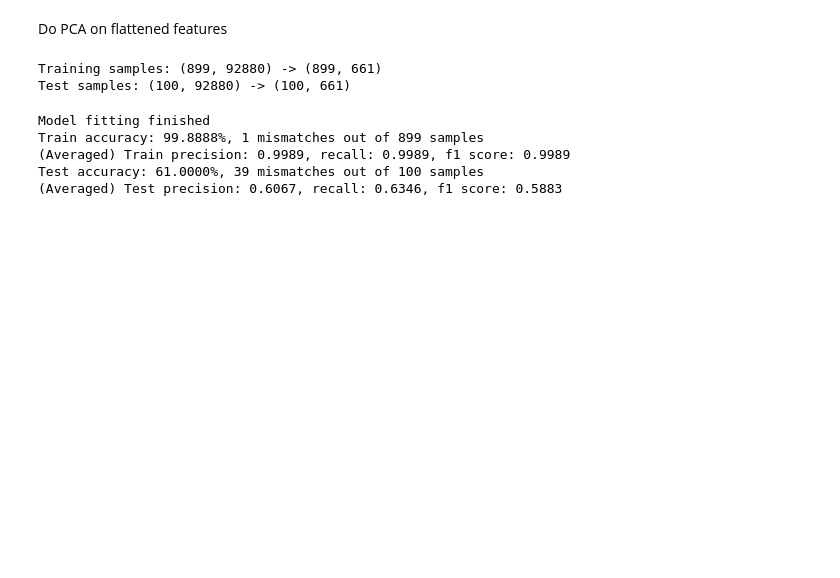
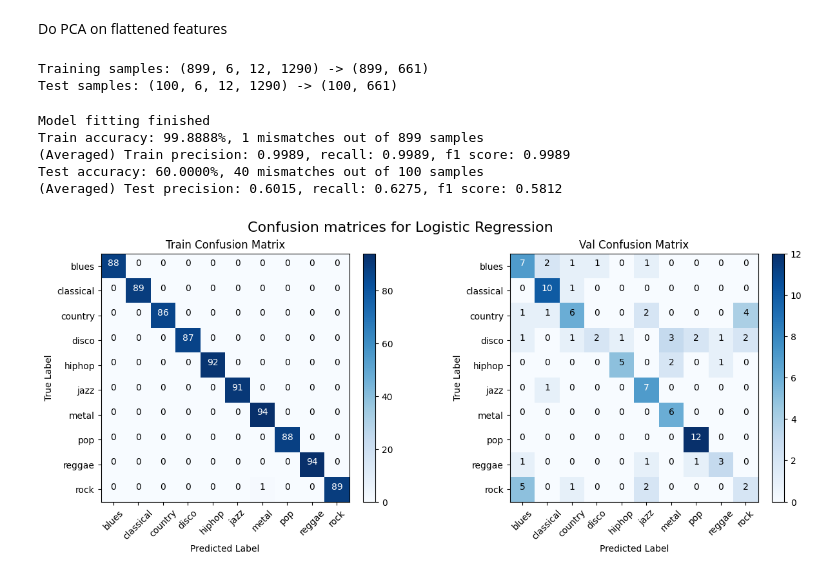
Before and after one commit to qzheng75/CS4641-Project, a Jupyter notebook: code/notebooks/traditional_ml_modeling.ipynb, the cells around one changed output. Drawn from its saved outputs; the diff is of its cells as text; code cells hidden in the pictures; blank space fills up the shorter version.

```diff
--- a/code/notebooks/traditional_ml_modeling.ipynb
+++ b/code/notebooks/traditional_ml_modeling.ipynb
@@ -42,32 +69,41 @@ X_test = X_test.cpu().numpy()
 y_train = y_train.cpu().numpy()
 y_test = y_test.cpu().numpy()
 # %%
-print(f"Training samples: {X_train_flat.shape} -> {reduced_X_train_flat.shape}")
-print(f"Test samples: {X_test_flat.shape} -> {reduced_X_test_flat.shape}")
+print(f"Training samples: {X_train.shape} -> {reduced_X_train_flat.shape}")
+print(f"Test samples: {X_test.shape} -> {reduced_X_test_flat.shape}")
 # %% [output]
-Training samples: (899, 92880) -> (899, 661)
-Test samples: (100, 92880) -> (100, 661)
+Training samples: (899, 6, 12, 1290) -> (899, 661)
+Test samples: (100, 6, 12, 1290) -> (100, 661)
 # %%
+import matplotlib.pyplot as plt
 from sklearn.linear_model import LogisticRegression
-from audio_toolbox.metrics import calculate_acc, precision_recall
+from sklearn.metrics import accuracy_score
+from audio_toolbox.metrics import calculate_acc, precision_recall, visualize_confusion_matrices
 
-logistic_model = LogisticRegression(max_iter=1000, C=1e-2, random_state=RANDOM_STATE)
+logistic_model = LogisticRegression(max_iter=1000, C=1e-3, random_state=RANDOM_STATE)
 logistic_model.fit(reduced_X_train_flat, y_train)
 print('Model fitting finished')
 
+conf_mats = []
 for x, y, split in zip([reduced_X_train_flat, reduced_X_test_flat],
                 [y_train, y_test],
                 ['Train', 'Test']):
     acc, correct, incorrect = calculate_acc(logistic_model, x, y)
     print(f'{split} accuracy: {acc:.4f}%, {len(incorrect)} mismatches out of {len(incorrect) + len(correct)} samples')
     conf_mat, precision, recall, f1 = precision_recall(logistic_model, x, y, return_each_class=False)
+    conf_mats.append(conf_mat)
     print(f'(Averaged) {split} precision: {precision:.4f}, recall: {recall:.4f}, f1 score: {f1:.4f}')
+
+visualize_confusion_matrices(conf_mats,
+                             ('Train', 'Val'),
+                             'Confusion matrices for Logistic Regression')
 # %% [output]
 Model fitting finished
 Train accuracy: 99.8888%, 1 mismatches out of 899 samples
 (Averaged) Train precision: 0.9989, recall: 0.9989, f1 score: 0.9989
-Test accuracy: 61.0000%, 39 mismatches out of 100 samples
-(Averaged) Test precision: 0.6067, recall: 0.6346, f1 score: 0.5883
+Test accuracy: 60.0000%, 40 mismatches out of 100 samples
+(Averaged) Test precision: 0.6015, recall: 0.6275, f1 score: 0.5812
+[figure, added]
 # %%
 from sklearn.svm import SVC
 
```
Also changed, not shown: parts of 9 cells of this notebook, 5 other files.
